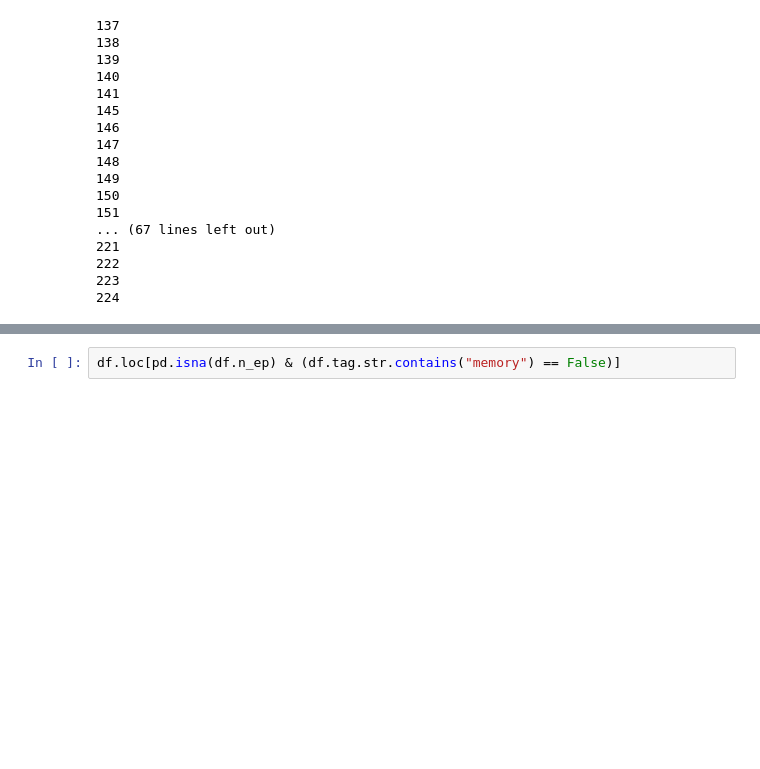
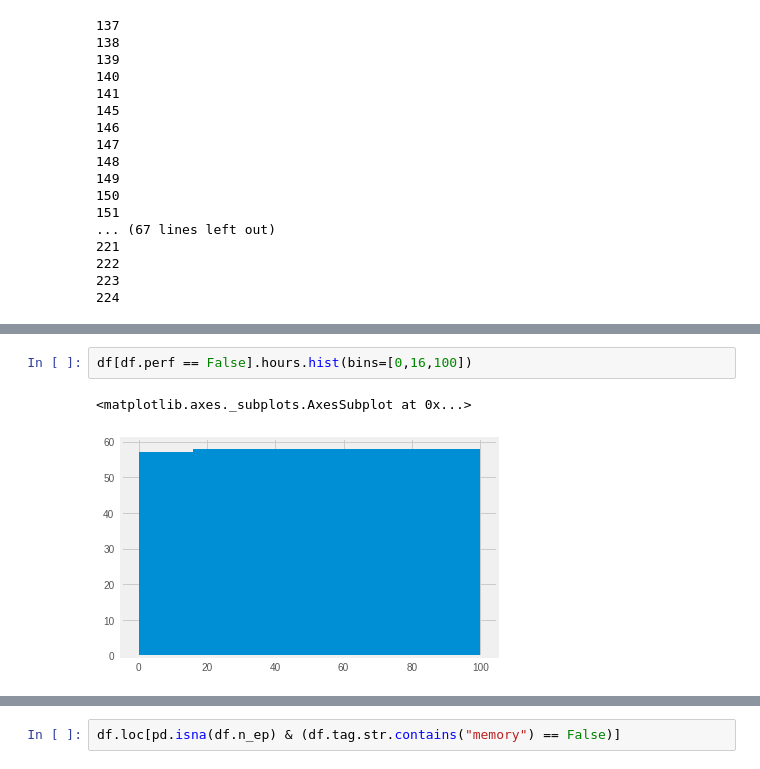
Before and after one commit to NotAnyMike/HRL, a Jupyter notebook: notebooks/Saving max walltime.ipynb, the cells around one changed output, grey strips where cells are left out. Cells and saved outputs as stored; diff of their text form; blank space fills up the shorter version.

```diff
--- a/notebooks/Saving max walltime.ipynb
+++ b/notebooks/Saving max walltime.ipynb
@@ -143,0 +148,5 @@ df.hours.hist(bins=50)
+# %%
+df[df.perf == False].hours.hist(bins=[0,16,100])
+# %% [output]
+<matplotlib.axes._subplots.AxesSubplot at 0x...>
+[figure, added]
```
Also changed, not shown: parts of 11 cells of this notebook, 1 other file.
